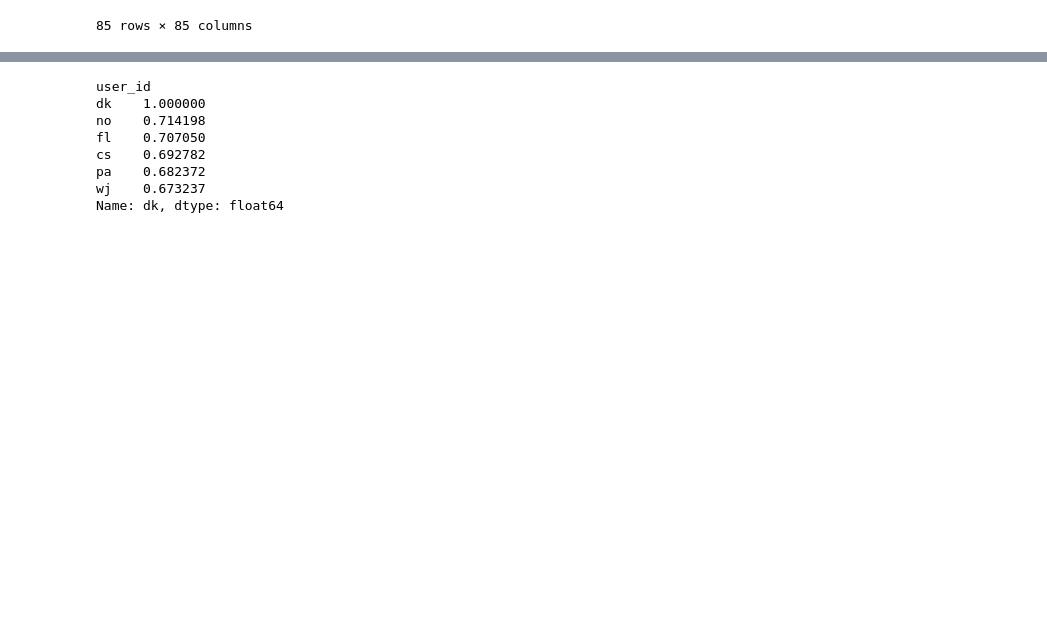
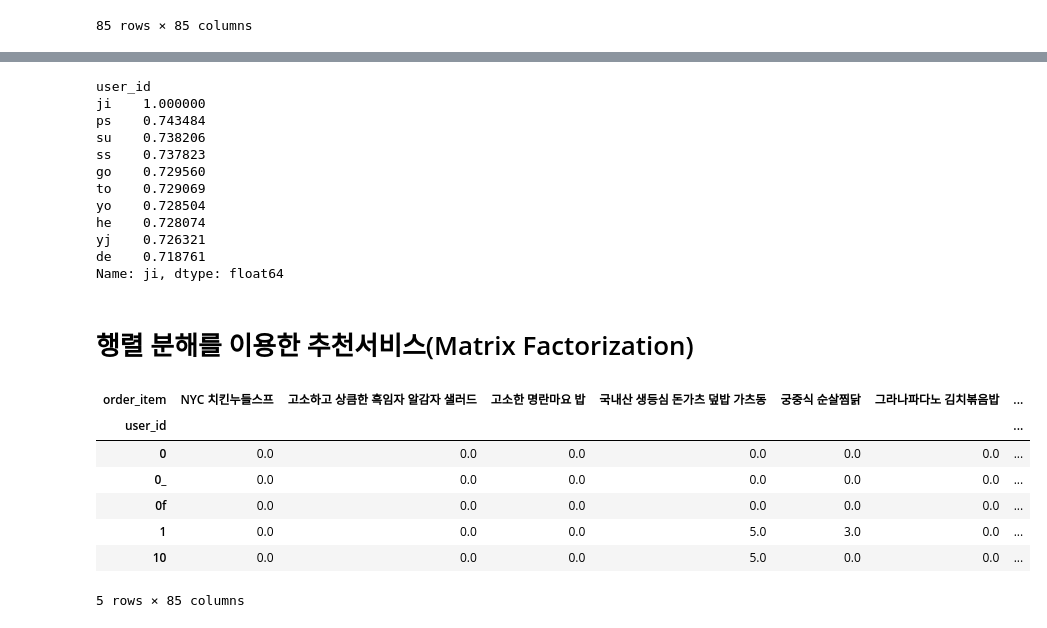
Before and after one commit to lee-dk/Final_Project, a Jupyter notebook: yogiyo/yogiyo.ipynb, the cells around one changed output, grey strips where cells are left out. Drawn from its saved outputs; the diff is of its cells as text; code cells hidden in the pictures; blank space fills up the shorter version.

```diff
--- a/yogiyo/yogiyo.ipynb
+++ b/yogiyo/yogiyo.ipynb
@@ -181,11 +185,33 @@ def get_user_based_collabo(user_id):
 # %%
-get_user_based_collabo('dk')
+get_user_based_collabo('ji')
 # %% [output]
 user_id
-dk    1.000000
-no    0.714198
-fl    0.707050
-cs    0.692782
-pa    0.682372
-wj    0.673237
-Name: dk, dtype: float64
+ji    1.000000
+ps    0.743484
+su    0.738206
+ss    0.737823
+go    0.729560
+to    0.729069
+yo    0.728504
+he    0.728074
+yj    0.726321
+de    0.718761
+Name: ji, dtype: float64
+# %% [markdown]
+# 행렬 분해를 이용한 추천서비스(Matrix Factorization)
+# %%
+#사용자별 각 메뉴에대한 맛평가 데이터 만들기
+user_menu_rating = review_data.pivot_table(
+    'point',
+    index = 'user_id',
+    columns = 'order_item').fillna(0)
+user_menu_rating.head()
+# %% [output]
+| order_item | NYC 치킨누들스프 | 고소하고 상큼한 흑임자 알감자 샐러드 | 고소한 명란마요 밥 | 국내산 생등심 돈가츠 덮밥 가츠동 | 궁중식 순살찜닭 | 그라나파다노 김치볶음밥 | ... |
+| user_id |  |  |  |  |  |  | ... |
+| 0 | 0.0 | 0.0 | 0.0 | 0.0 | 0.0 | 0.0 | ... |
+| 0_ | 0.0 | 0.0 | 0.0 | 0.0 | 0.0 | 0.0 | ... |
+| 0f | 0.0 | 0.0 | 0.0 | 0.0 | 0.0 | 0.0 | ... |
+| 1 | 0.0 | 0.0 | 0.0 | 5.0 | 3.0 | 0.0 | ... |
+| 10 | 0.0 | 0.0 | 0.0 | 5.0 | 0.0 | 0.0 | ... |
+5 rows × 85 columns
```
Also changed, not shown: parts of 13 cells of this notebook.
